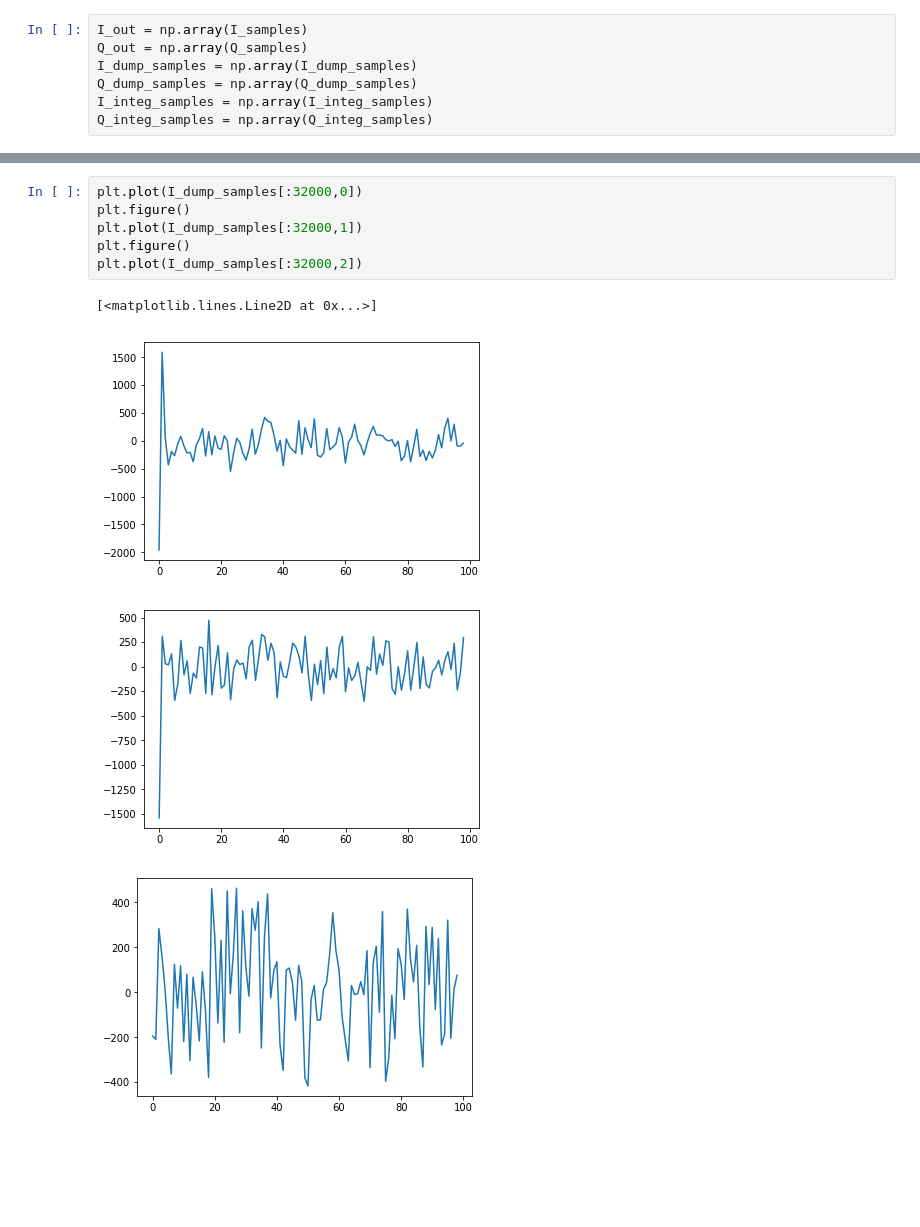
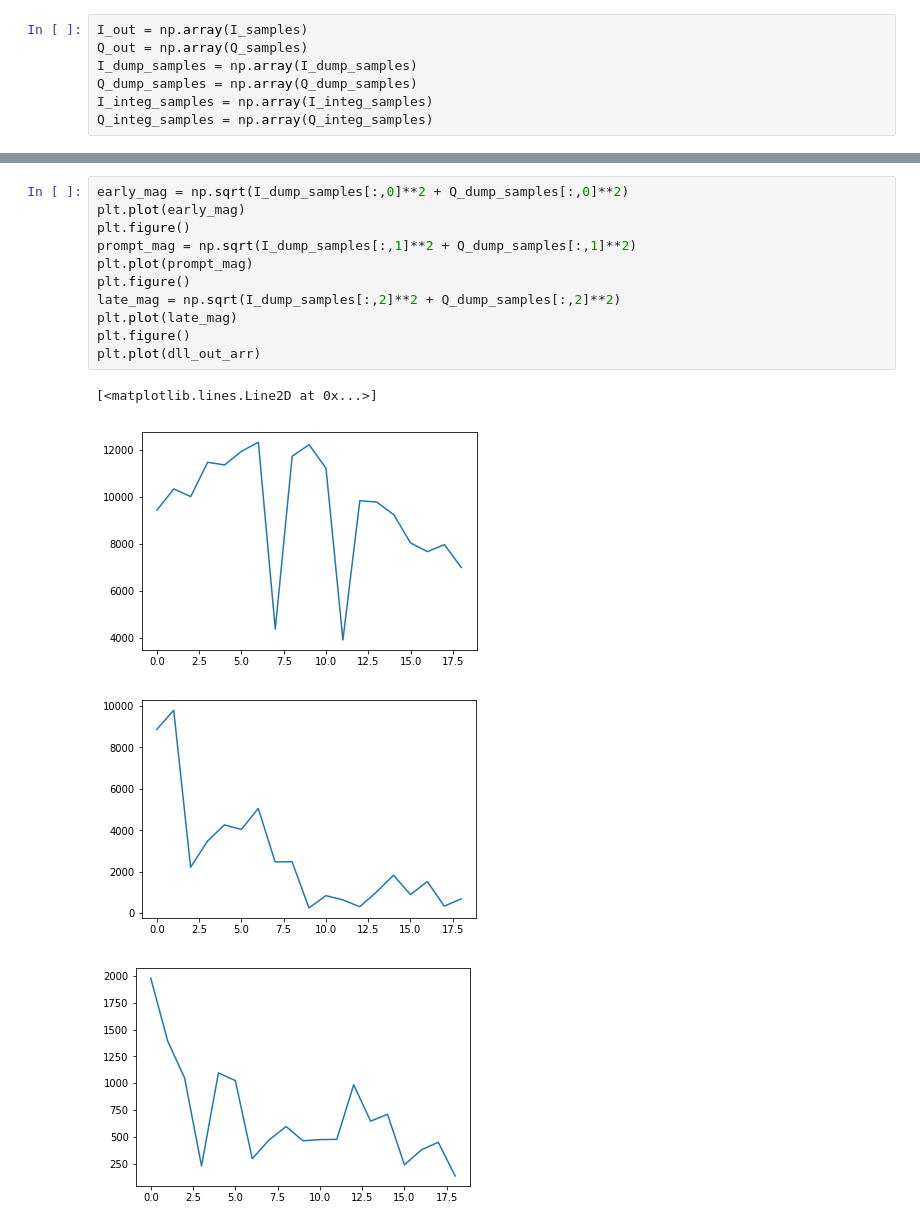
Before and after one commit to ucb-ee290c/fa18-gps, a Jupyter notebook: python/PRN_Generator.ipynb, the cells around one changed output, grey strips where cells are left out. Drawn from its saved outputs; the diff is of its cells as text; blank space fills up the shorter version.

```diff
--- a/python/PRN_Generator.ipynb
+++ b/python/PRN_Generator.ipynb
@@ -276,11 +286,16 @@ plt.plot(I_integ_samples[:100])
-# %%
-plt.plot(I_dump_samples[:32000,0])
-plt.figure()
-plt.plot(I_dump_samples[:32000,1])
-plt.figure()
-plt.plot(I_dump_samples[:32000,2])
-# %% [output]
-[<matplotlib.lines.Line2D at 0x...>]
-[figure, removed]
-[figure, removed]
-[figure, removed]
+# %%
+early_mag = np.sqrt(I_dump_samples[:,0]**2 + Q_dump_samples[:,0]**2)
+plt.plot(early_mag)
+plt.figure()
+prompt_mag = np.sqrt(I_dump_samples[:,1]**2 + Q_dump_samples[:,1]**2)
+plt.plot(prompt_mag)
+plt.figure()
+late_mag = np.sqrt(I_dump_samples[:,2]**2 + Q_dump_samples[:,2]**2)
+plt.plot(late_mag)
+plt.figure()
+plt.plot(dll_out_arr)
+# %% [output]
+[<matplotlib.lines.Line2D at 0x...>]
+[figure, added]
+[figure, added]
+[figure, added]
```
Also changed, not shown: parts of 14 cells of this notebook, 4 other files.
